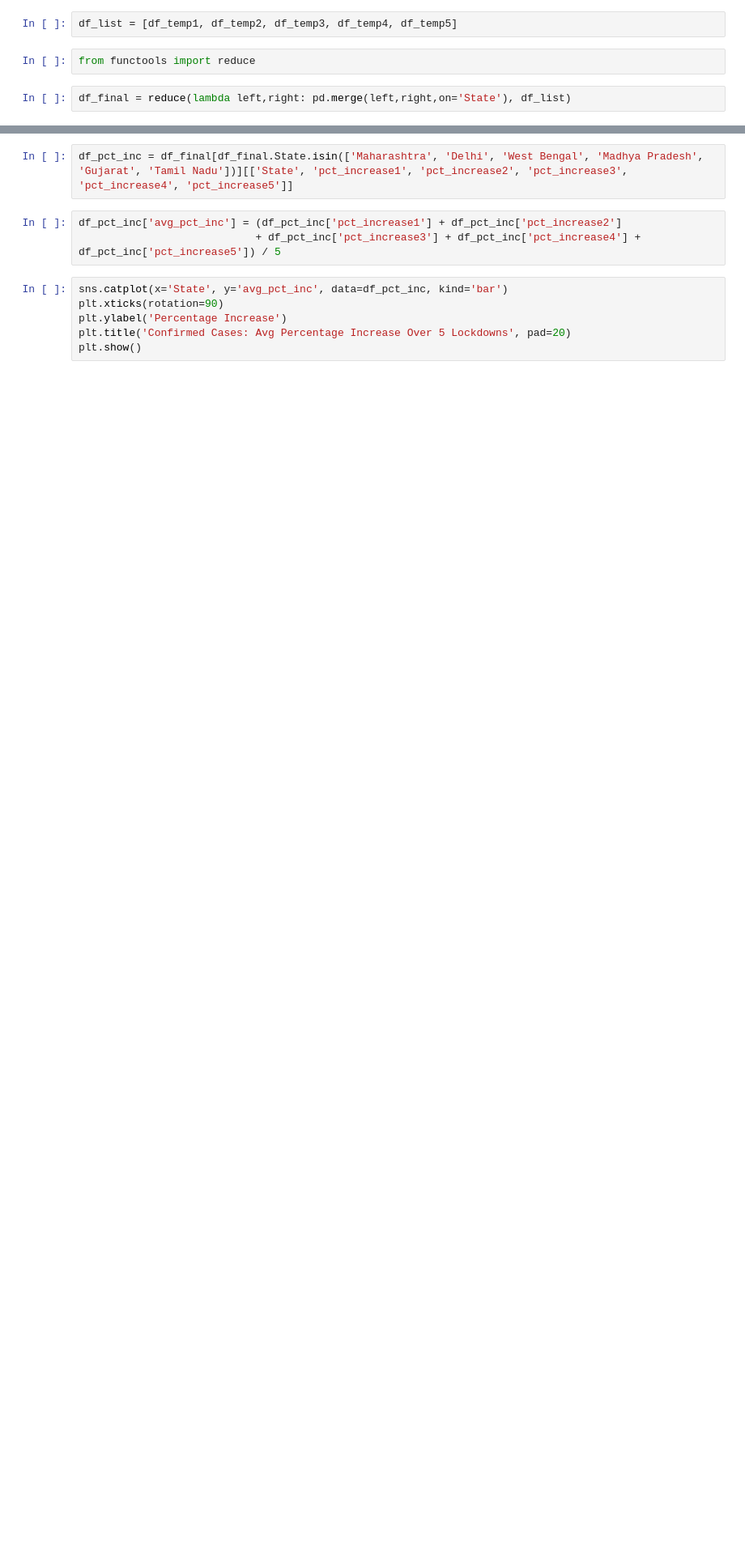
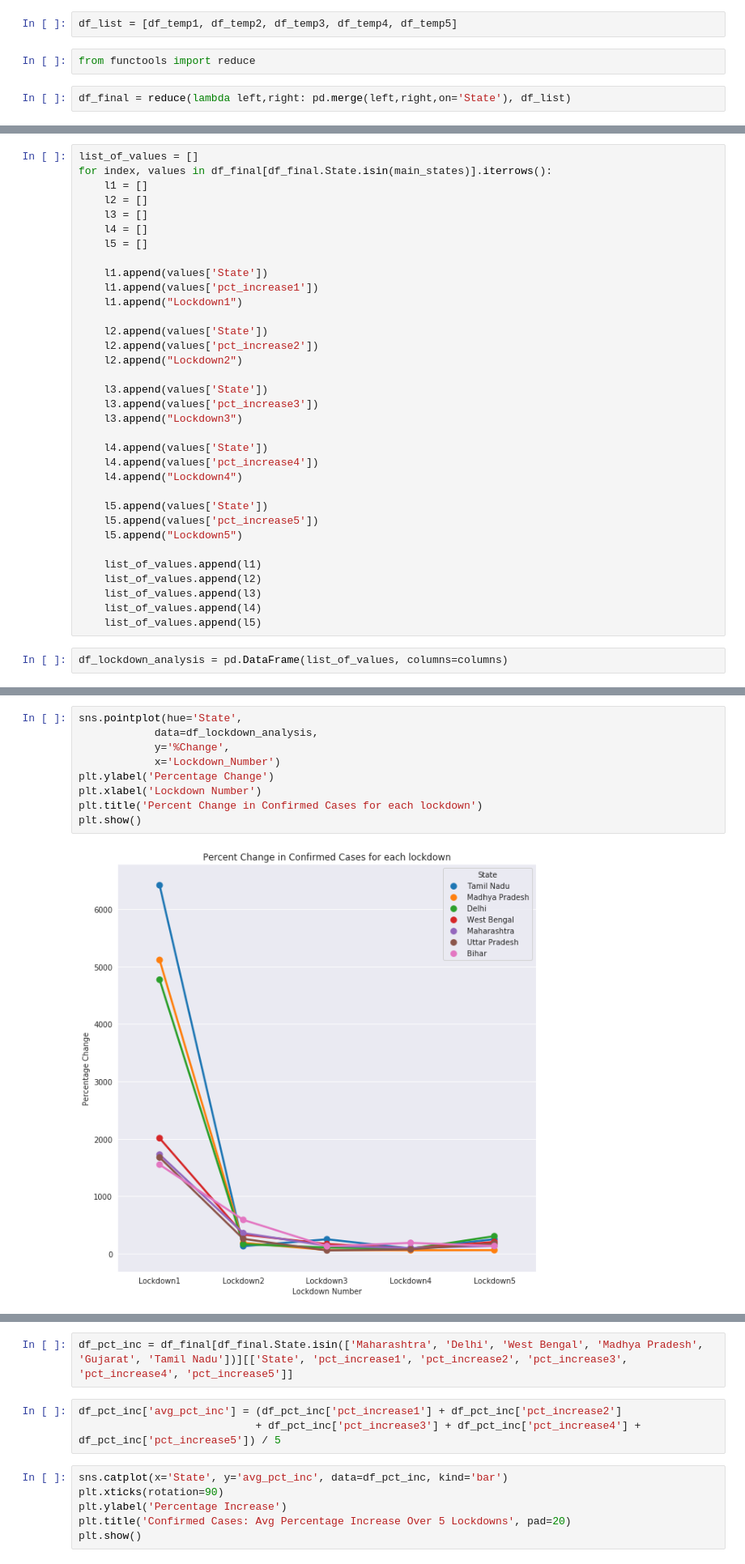
Before and after one commit to akashpshah/Covid19_Analysis, a Jupyter notebook: notebooks/Covid_19_India_Analysis_Part_1.ipynb, the cells around one changed output, grey strips where cells are left out. Shown at 81% size. Cells and saved outputs as stored; diff of their text form; blank space fills up the shorter version.

Commit message:
Change:
- Add plots for visualizing doubling rate for major states.
- Add plots for visualizing percent change in confirmed cases per lockdown for major states.

```diff
--- a/notebooks/Covid_19_India_Analysis_Part_1.ipynb
+++ b/notebooks/Covid_19_India_Analysis_Part_1.ipynb
@@ -945,0 +963,36 @@ df_final = reduce(lambda left,right: pd.merge(left,right,on='State'), df_list)
+# %%
+list_of_values = []
+for index, values in df_final[df_final.State.isin(main_states)].iterrows():
+    l1 = []
+    l2 = []
+    l3 = []
+    l4 = []
+    l5 = []
+
+    l1.append(values['State'])
+    l1.append(values['pct_increase1'])
+    l1.append("Lockdown1")
+
+    l2.append(values['State'])
+    l2.append(values['pct_increase2'])
+    l2.append("Lockdown2")
+
+    l3.append(values['State'])
+    l3.append(values['pct_increase3'])
+    l3.append("Lockdown3")
+
+    l4.append(values['State'])
+    l4.append(values['pct_increase4'])
+    l4.append("Lockdown4")
+
+    l5.append(values['State'])
+    l5.append(values['pct_increase5'])
+    l5.append("Lockdown5")
+
+    list_of_values.append(l1)
+    list_of_values.append(l2)
+    list_of_values.append(l3)
+    list_of_values.append(l4)
+    list_of_values.append(l5)
+# %%
+df_lockdown_analysis = pd.DataFrame(list_of_values, columns=columns)
@@ -945,0 +1001,11 @@ df_final = reduce(lambda left,right: pd.merge(left,right,on='State'), df_list)
+# %%
+sns.pointplot(hue='State',
+            data=df_lockdown_analysis,
+            y='%Change',
+            x='Lockdown_Number')
+plt.ylabel('Percentage Change')
+plt.xlabel('Lockdown Number')
+plt.title('Percent Change in Confirmed Cases for each lockdown')
+plt.show()
+# %% [output]
+[figure, added]
```
Also changed, not shown: parts of 66 cells of this notebook.
